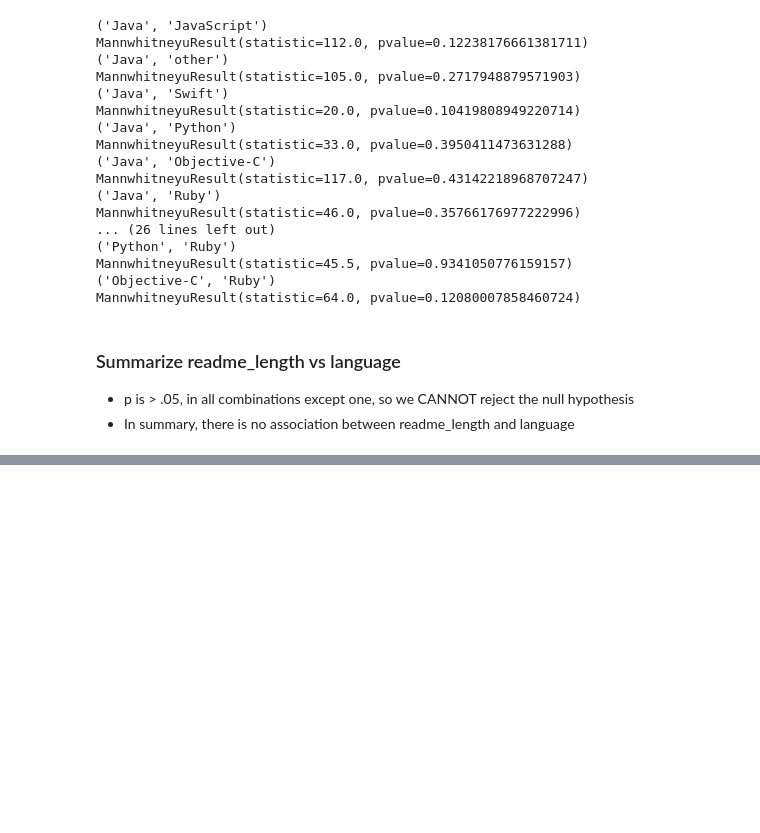
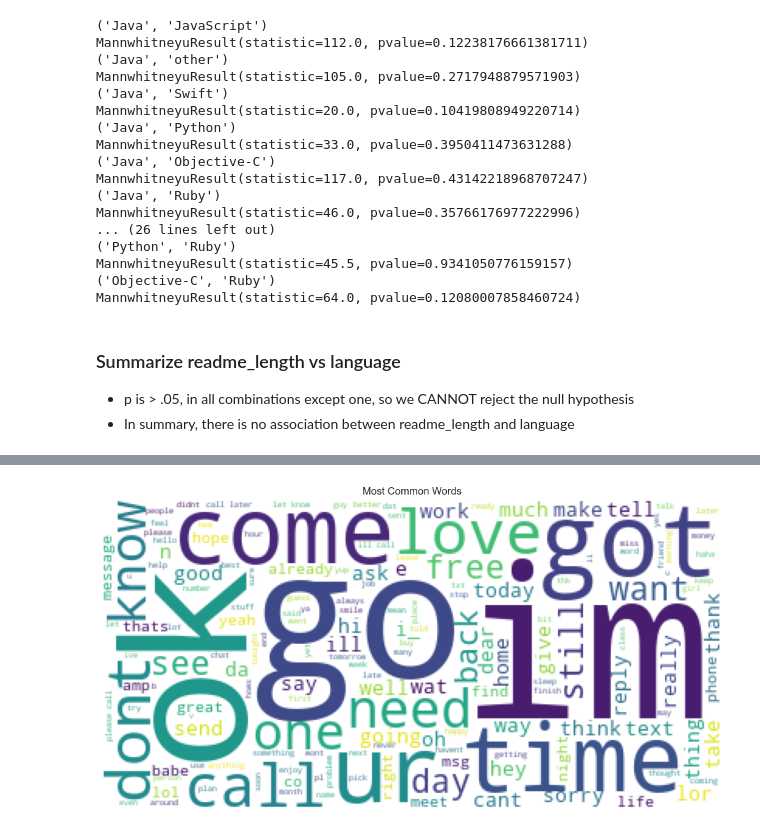
Before and after one commit to Keila-Camarillo/nlp_most_starred_repos, a Jupyter notebook: corey_explore.ipynb, the cells around one changed output, grey strips where cells are left out. Saved outputs shown, nothing was run; the diff lists cells and outputs as text; code cells hidden in the pictures; blank space fills up the shorter version.

```diff
--- a/corey_explore.ipynb
+++ b/corey_explore.ipynb
@@ -161,0 +178,10 @@ print("Number of mislabeled points out of a total %d points : %d"
+# %%
+# join words from all language categories together into one string, then split into list of words
+java_words = ' '.join(df[df.language == 'Java'].lemmatized).split()
+javascript_words = ' '.join(df[df.language == 'JavaScript'].lemmatized).split()
+other_words = ' '.join(df[df.language == 'other'].lemmatized).split()
+swift_words = ' '.join(df[df.language == 'Swift'].lemmatized).split()
+python_words = ' '.join(df[df.language == 'Python'].lemmatized).split()
+objectivec_words = ' '.join(df[df.language == 'Objective-C'].lemmatized).split()
+ruby_words = ' '.join(df[df.language == 'Ruby'].lemmatized).split()
+all_words = ' '.join(df.lemmatized).split()
@@ -161,0 +333,9 @@ print("Number of mislabeled points out of a total %d points : %d"
+# %%
+# generate some word clouds - start with single words
+all_cloud = WordCloud(background_color='white').generate(' '.join(all_words))
+plt.imshow(all_cloud)
+plt.axis('off')
+plt.title('Most Common Words')
+plt.show()
+# %% [output]
+[figure, added]
```
Also changed, not shown: parts of 24 cells of this notebook.
